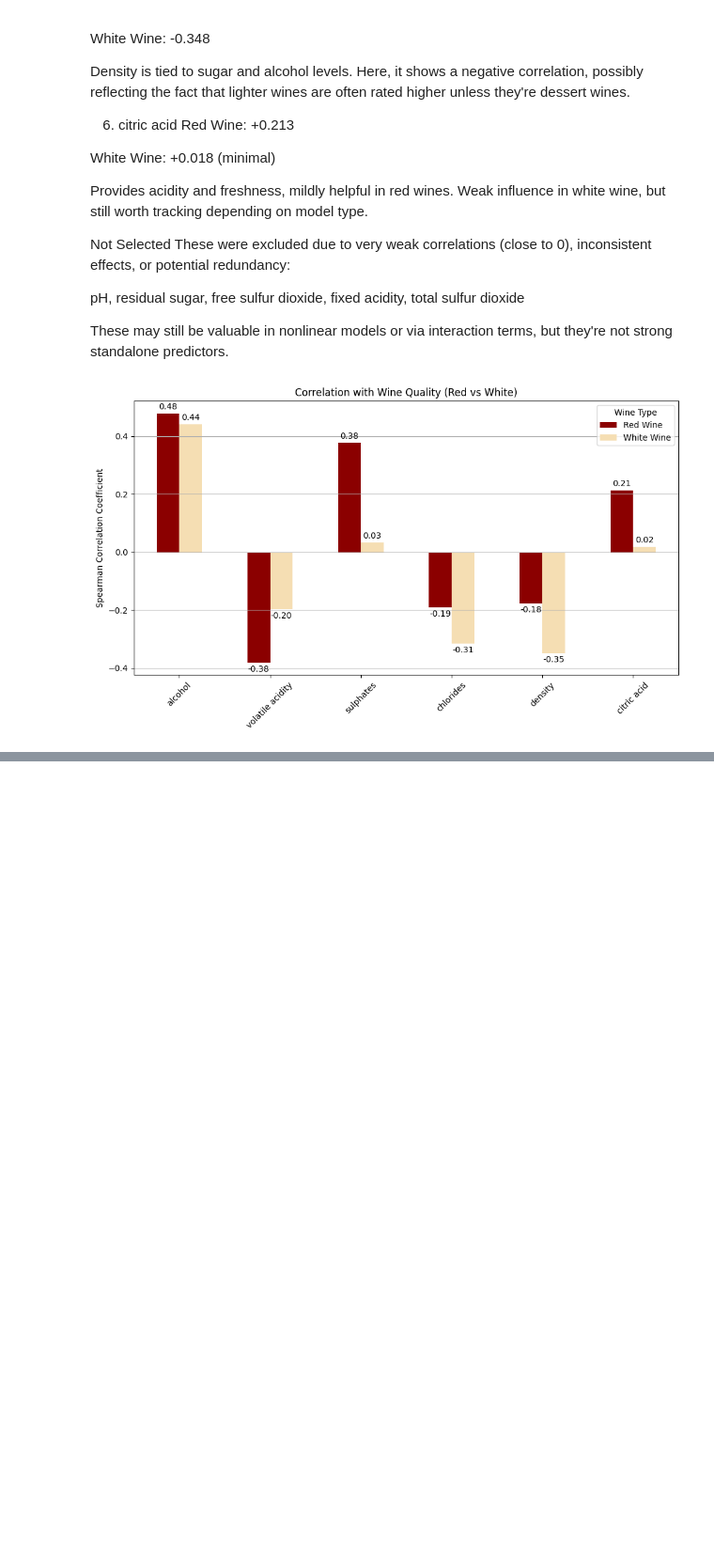
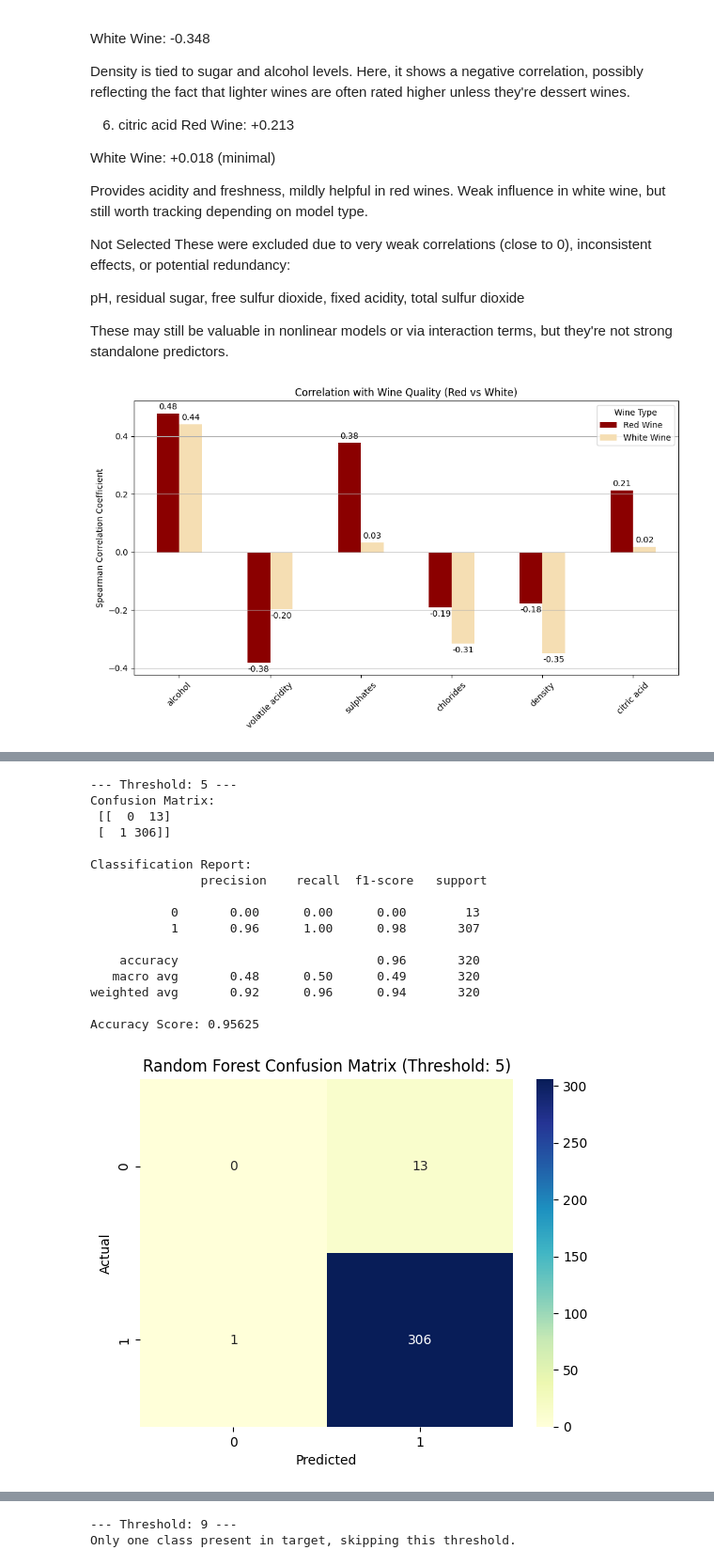
Before and after one commit to SamraatJain9/CSC2034_Project_Data, a Jupyter notebook: main.ipynb, the cells around one changed output, grey strips where cells are left out. Shown at 94% size. Cells and saved outputs as stored; diff of their text form; code cells hidden in the pictures; blank space fills up the shorter version.

```diff
--- a/main.ipynb
+++ b/main.ipynb
@@ -755,0 +819,69 @@ Accuracy Score: 0.75
+# %%
+# Random Forrest Classifier
+
+# Feature set
+features = ['alcohol', 'volatile acidity', 'sulphates', 'chlorides', 'density', 'citric acid']
+
+# Thresholds to try
+thresholds = [5, 6, 7, 9]
+
+# Store results
+results = {}
+
+for threshold in thresholds:
+    print(f"\n--- Threshold: {threshold} ---")
+
+    # Binary classification based on threshold
+    red_wine_binary = red_wine.copy()
+    red_wine_binary['quality_binary'] = (red_wine_binary['quality'] >= threshold).astype(int)
+
+    # Features & target
+    X = red_wine_binary[features]
+    y = red_wine_binary['quality_binary']
+
+    if len(y.unique()) < 2:
+        print("Only one class present in target, skipping this threshold.")
+        continue
+
+    # Train-test split
+    X_train, X_test, y_train, y_test = train_test_split(
+        X, y, test_size=0.2, random_state=42, stratify=y
+    )
+
+    # Model
+    rf = RandomForestClassifier(n_estimators=100, random_state=42)
+    rf.fit(X_train, y_train)
+
+    # Predictions and evaluation
+    y_pred = rf.predict(X_test)
+
+    acc = accuracy_score(y_test, y_pred)
+    print("Confusion Matrix:\n", confusion_matrix(y_test, y_pred))
+    print("\nClassification Report:\n", classification_report(y_test, y_pred, zero_division=1))
+    print("Accuracy Score:", acc)
+
+    results[threshold] = acc
+
+    seaborn.heatmap(confusion_matrix(y_test, y_pred), annot=True, fmt='d', cmap='YlGnBu')
+    plt.title(f'Random Forest Confusion Matrix (Threshold: {threshold})')
+    plt.xlabel('Predicted')
+    plt.ylabel('Actual')
+    plt.show()
+# %% [output]
+--- Threshold: 5 ---
+Confusion Matrix:
+ [[  0  13]
+ [  1 306]]
+
+Classification Report:
+               precision    recall  f1-score   support
+
+           0       0.00      0.00      0.00        13
+           1       0.96      1.00      0.98       307
+
+    accuracy                           0.96       320
+   macro avg       0.48      0.50      0.49       320
+weighted avg       0.92      0.96      0.94       320
+
+Accuracy Score: 0.95625
+[figure, added]
@@ -755,0 +922,2 @@ Accuracy Score: 0.75
+--- Threshold: 9 ---
+Only one class present in target, skipping this threshold.
```
Also changed, not shown: parts of 5 cells of this notebook.
